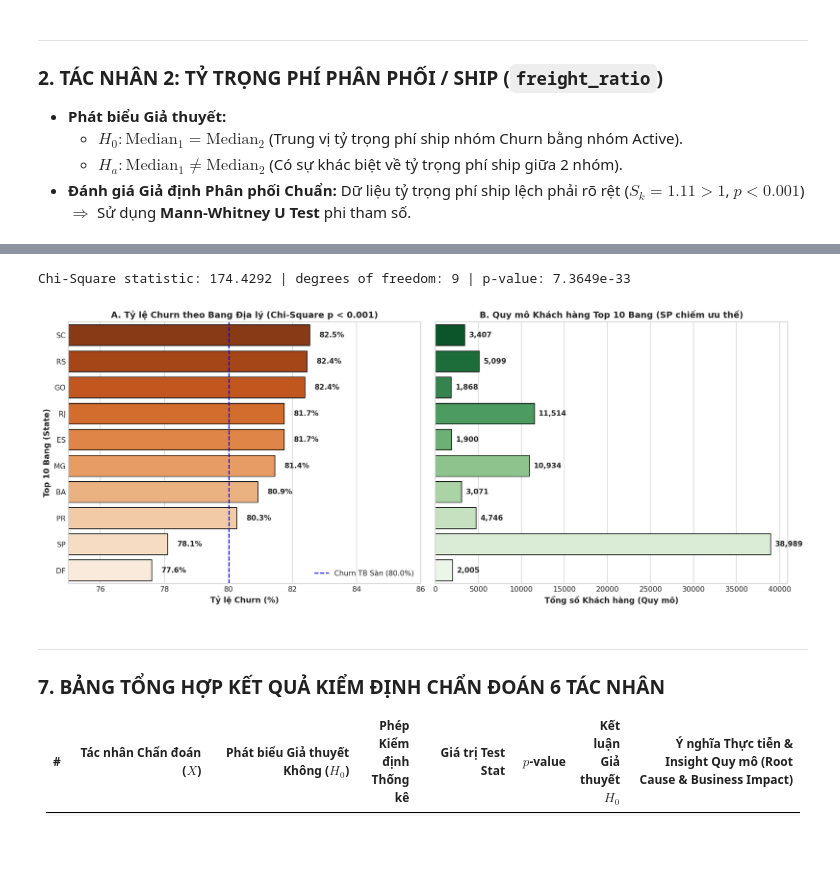
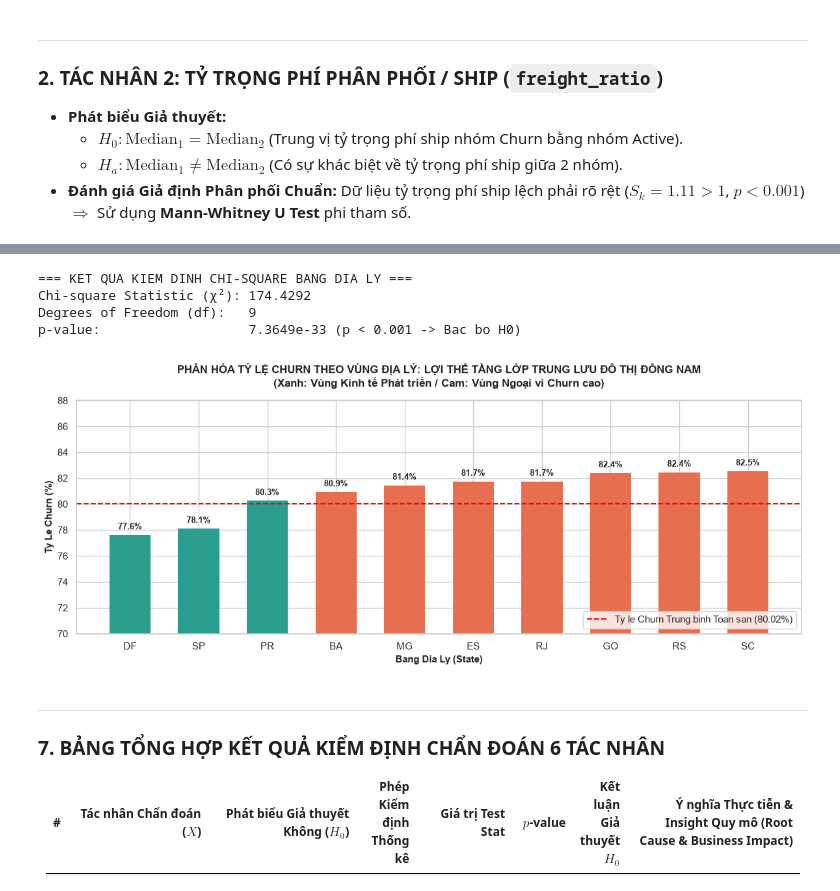
Before and after one commit to TheUn4given123jkbkjs/Data_Analytic_and_Visualization_Olist, a Jupyter notebook: 02_Diagnostic/Diagnostic_Analysis.ipynb, the cells around one changed output, grey strips where cells are left out. Saved outputs shown, nothing was run; the diff lists cells and outputs as text; code cells hidden in the pictures; blank space fills up the shorter version.

```diff
--- a/02_Diagnostic/Diagnostic_Analysis.ipynb
+++ b/02_Diagnostic/Diagnostic_Analysis.ipynb
@@ -399,51 +417,45 @@ Chi-Square statistic: 757.4489 | degrees of freedom: 9 | p-value: 3.0519e-157
 # %%
-# 1. Tính toán Thống kê Chi-Square Test
+# 1. Tinh toan Thong ke Chi-Square Test cho Bang Dia ly
 top10_states = cust_diag['state'].value_counts().nlargest(10).index
-cust_top10_states = cust_diag[cust_diag['state'].isin(top10_states)]
-ct_state = pd.crosstab(cust_top10_states['state'], cust_top10_states['is_churn'])
+contingency_state = pd.crosstab(
+    cust_diag[cust_diag['state'].isin(top10_states)]['state'],
+    cust_diag['churn']
+)
 
-chi2_stat6, p_val6, dof6, ex6 = stats.chi2_contingency(ct_state)
-print(f"Chi-Square statistic: {chi2_stat6:.4f} | degrees of freedom: {dof6} | p-value: {p_val6:.4e}")
+chi2_state, p_state, dof_state, exp_state = stats.chi2_contingency(contingency_state)
 
-state_churn_rate = ct_state[1] / (ct_state[0] + ct_state[1]) * 100
-state_total = ct_state[0] + ct_state[1]
-state_summary = pd.DataFrame({
-    'state': ct_state.index,
-    'churn_rate': state_churn_rate.values,
-    'total_cust': state_total.values,
-    'churn_count': ct_state[1].values,
-    'active_count': ct_state[0].values
-}).sort_values('churn_rate', ascending=False)
+print(f'=== KET QUA KIEM DINH CHI-SQUARE BANG DIA LY ===')
+print(f'Chi-square Statistic (χ²): {chi2_state:.4f}')
+print(f'Degrees of Freedom (df):   {dof_state}')
+print(f'p-value:                   {p_state:.4e} (p < 0.001 -> Bac bo H0)')
 
-# 2. Vẽ Biểu đồ Tỷ lệ Churn theo Top 10 Bang Địa lý
-fig, (ax1, ax2) = plt.subplots(1, 2, figsize=(15, 6))
+# 2. Bieu do Ty le Churn theo Bang - Phan hoa Kinh te Dong Nam vs Ngoai vi
+state_churn_rate = (contingency_state[1] / contingency_state.sum(axis=1) * 100).sort_values()
 
-# Subplot 1: Tỷ lệ Churn (%)
-sns.barplot(data=state_summary, y='state', x='churn_rate', palette='Oranges_r', ax=ax1, edgecolor='black')
-ax1.set_xlabel('Tỷ lệ Churn (%)', fontweight='bold')
-ax1.set_ylabel('Top 10 Bang (State)', fontweight='bold')
-ax1.set_title('A. Tỷ lệ Churn theo Bang Địa lý (Chi-Square p < 0.001)', fontweight='bold')
-ax1.axvline(baseline_churn, color='blue', linestyle='--', linewidth=1.5, label=f'Churn TB Sàn ({baseline_churn:.1f}%)')
-ax1.legend(loc='lower right')
-for i, row in state_summary.reset_index(drop=True).iterrows():
-    ax1.text(row['churn_rate'] + 0.3, i, f"{row['churn_rate']:.1f}%", va='center', fontweight='bold')
-ax1.set_xlim(75, 86)
+plt.figure(figsize=(12, 5))
+colors = ['#2a9d8f' if s in ['SP', 'DF', 'PR'] else '#e76f51' for s in state_churn_rate.index]
+bars = plt.bar(state_churn_rate.index, state_churn_rate.values, color=colors, edgecolor='none', width=0.6)
 
-# Subplot 2: Quy mô Khách hàng
-sns.barplot(data=state_summary, y='state', x='total_cust', palette='Greens_r', ax=ax2, edgecolor='black')
-ax2.set_xlabel('Tổng số Khách hàng (Quy mô)', fontweight='bold')
-ax2.set_ylabel('')
-ax2.set_yticklabels([])
-ax2.set_title('B. Quy mô Khách hàng Top 10 Bang (SP chiếm ưu thế)', fontweight='bold')
-for i, row in state_summary.reset_index(drop=True).iterrows():
-    ax2.text(row['total_cust'] + 500, i, f"{int(row['total_cust']):,}", va='center', fontweight='bold')
+plt.axhline(80.02, color='red', linestyle='--', linewidth=1.5, label='Ty le Churn Trung binh Toan san (80.02%)')
+plt.title('PHÂN HÓA TỶ LỆ CHURN THEO VÙNG ĐỊA LÝ: LỢI THẾ TẦNG LỚP TRUNG LƯU ĐÔ THỊ ĐÔNG NAM\n(Xanh: Vùng Kinh tế Phát triển / Cam: Vùng Ngoại vi Churn cao)',
+          fontsize=12, fontweight='bold', pad=15)
+plt.ylabel('Ty Le Churn (%)', fontsize=11, fontweight='bold')
+plt.xlabel('Bang Dia Ly (State)', fontsize=11, fontweight='bold')
+plt.ylim(70, 88)
+for bar in bars:
+    yval = bar.get_height()
+    plt.text(bar.get_x() + bar.get_width()/2.0, yval + 0.3, f'{yval:.1f}%', ha='center', va='bottom', fontsize=9.5, fontweight='bold')
 
+plt.legend(loc='lower right')
 plt.tight_layout()
-plt.savefig('factor6_state_churn.png', dpi=300, bbox_inches='tight')
+plt.savefig('factor6_state_socioeconomic.png', dpi=300)
 plt.show()
 # %% [output]
-Chi-Square statistic: 174.4292 | degrees of freedom: 9 | p-value: 7.3649e-33
+=== KET QUA KIEM DINH CHI-SQUARE BANG DIA LY ===
+Chi-square Statistic (χ²): 174.4292
+Degrees of Freedom (df):   9
+p-value:                   7.3649e-33 (p < 0.001 -> Bac bo H0)
-[figure, old version]
+[figure, new version]
 # %% [markdown]
 ---
 ### 7. BẢNG TỔNG HỢP KẾT QUẢ KIỂM ĐỊNH CHẨN ĐOÁN 6 TÁC NHÂN
```
Also changed, not shown: parts of 12 cells of this notebook, 24 other files.
